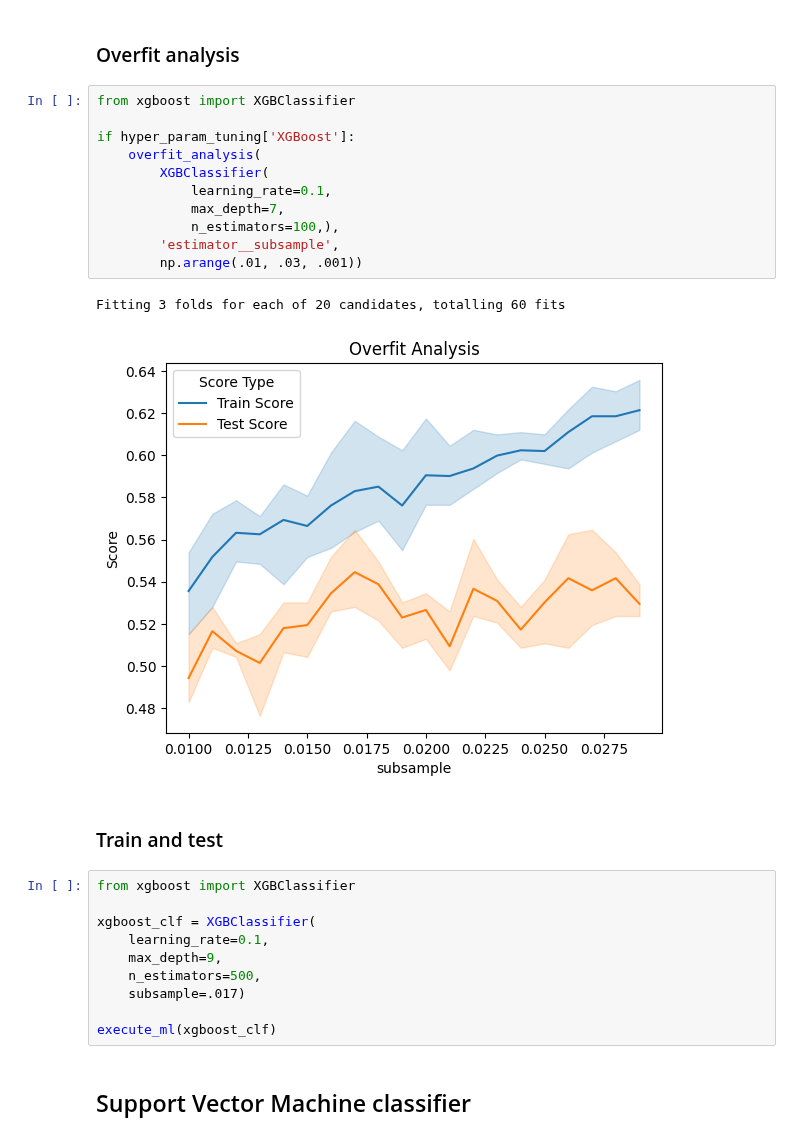
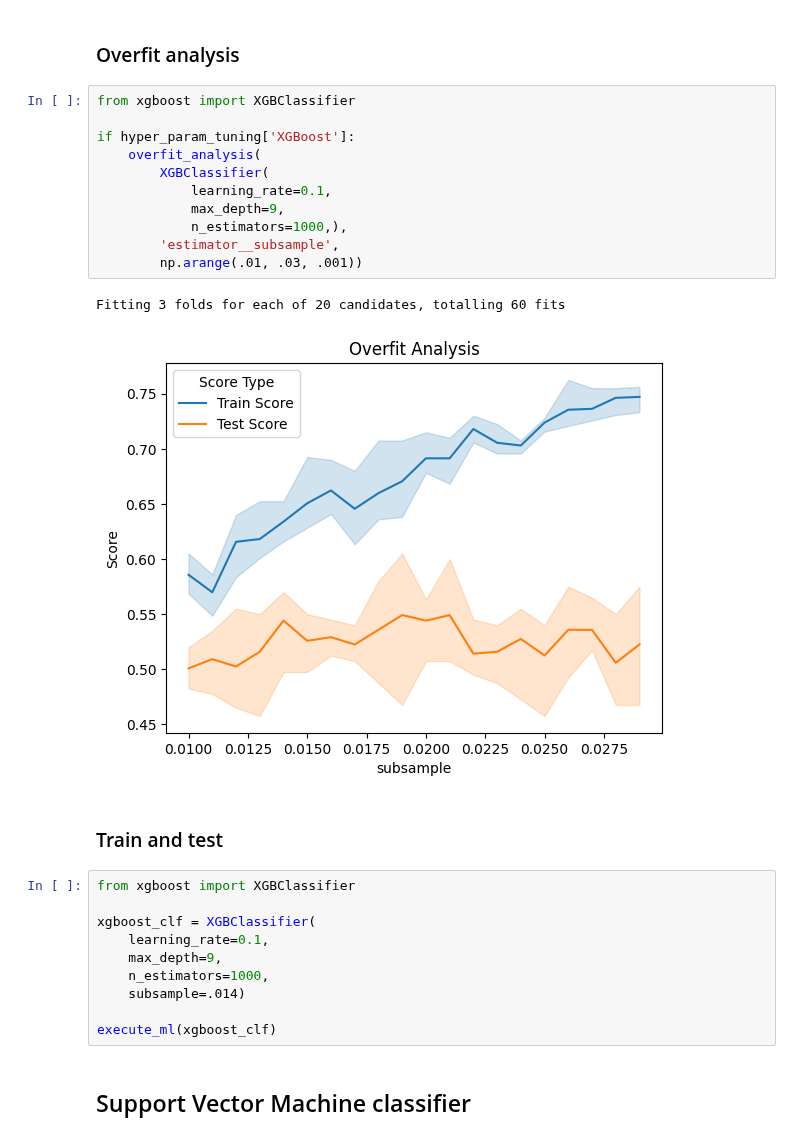
Before and after one commit to babakmahmoudian/la_liga, a Jupyter notebook: 02_02_ml_panel.ipynb, the cells around one changed output. Saved outputs shown, nothing was run; the diff lists cells and outputs as text.

```diff
--- a/02_02_ml_panel.ipynb
+++ b/02_02_ml_panel.ipynb
@@ -335,17 +335,17 @@ Maximum accuracy of 0.498563 was yielded using: {'estimator__learning_rate': 0.1
 # %%
 from xgboost import XGBClassifier
 
 if hyper_param_tuning['XGBoost']:
     overfit_analysis(
         XGBClassifier(
             learning_rate=0.1,
-            max_depth=7,
-            n_estimators=100,),
+            max_depth=9,
+            n_estimators=1000,),
         'estimator__subsample',
         np.arange(.01, .03, .001))
 # %% [output]
 Fitting 3 folds for each of 20 candidates, totalling 60 fits
-[figure, old version]
+[figure, new version]
 # %% [markdown]
 ### Train and test
 # %%
@@ -354,8 +354,8 @@ from xgboost import XGBClassifier
 xgboost_clf = XGBClassifier(
     learning_rate=0.1,
     max_depth=9,
-    n_estimators=500,
-    subsample=.017)
+    n_estimators=1000,
+    subsample=.014)
 
 execute_ml(xgboost_clf)
 # %% [markdown]
```
Also changed, not shown: parts of 8 cells of this notebook, 4 other files.
